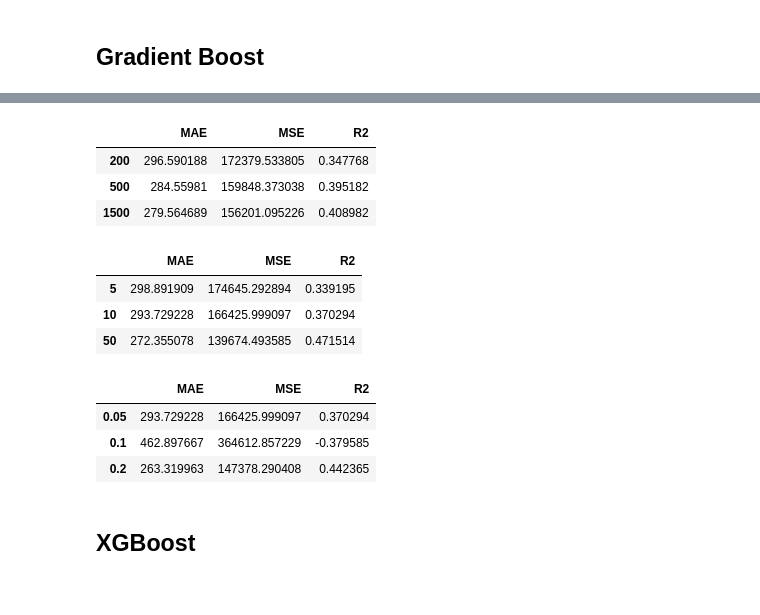
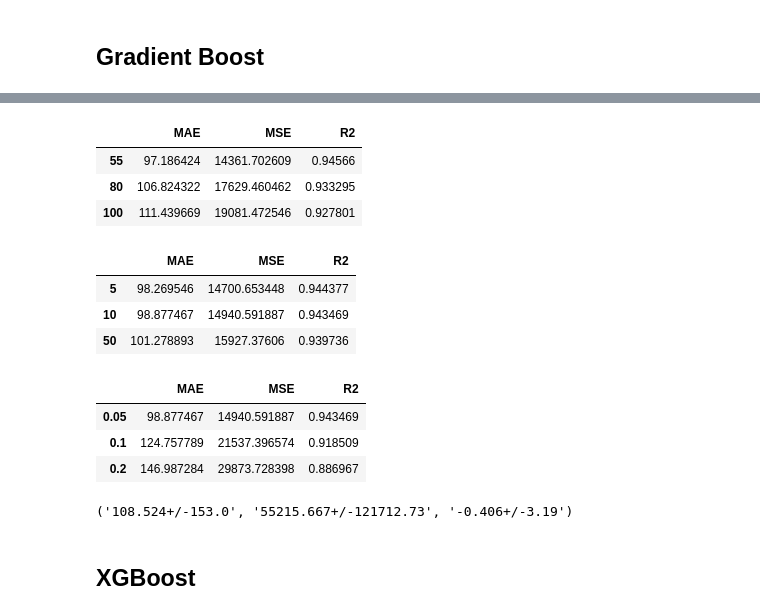
Before and after one commit to diogobulhosa/BC4, a Jupyter notebook: notebooks/nb-eth.ipynb, the cells around one changed output, grey strips where cells are left out. Drawn from its saved outputs; the diff is of its cells as text; code cells hidden in the pictures.

Commit message:
funçoes done avg_score + improved tscv

```diff
--- a/notebooks/nb-eth.ipynb
+++ b/notebooks/nb-eth.ipynb
@@ -493,14 +494,14 @@ Index(['close', 'high', 'volume', 'CMA30', 'adx', 'macd', 'macdhist', 'rsi',
        'slowk', 'slowd', 'dollar_close', 'sp500_close'],
       dtype='object')
 # %%
-y = result['close']
-X = scaled_df.drop(['close'], axis=1)
+y_cv = result['close']
+X_cv = scaled_df.drop(['close'], axis=1)
 # %%
 #Splitting to Training set and Test set
 timesplit= TimeSeriesSplit(n_splits=10)
-for train_index, test_index in timesplit.split(X):
-        X_train, X_test = X[:len(train_index)], X[len(train_index): (len(train_index)+len(test_index))]
-        y_train, y_test = y[:len(train_index)].values.ravel(), y[len(train_index): (len(train_index)+len(test_index))].values.ravel()
+for train_index, test_index in timesplit.split(X_cv):
+        X_train_cv, X_test_cv = X_cv[:len(train_index)], X_cv[len(train_index): (len(train_index)+len(test_index))]
+        y_train_cv, y_test_cv = y_cv[:len(train_index)].values.ravel(), y_cv[len(train_index): (len(train_index)+len(test_index))].values.ravel()
 # %% [markdown]
 ## Hand-Made Sliding Window
 # %%
@@ -659,36 +724,40 @@ show_results(df,gb_mae, gb_mse)
 # %%
-gb_200 = GradientBoostingRegressor(random_state = 10 , loss='absolute_error', n_estimators = 200)
-gb_500 = GradientBoostingRegressor(random_state = 10 , loss='absolute_error', n_estimators = 500)
-gb_1500 = GradientBoostingRegressor(random_state = 10 , loss='absolute_error', n_estimators = 1500)
-df = pd.DataFrame(columns = ['MAE', 'MSE', 'R2'], index = ['200','500', '1500'])
-show_results(df,gb_200, gb_500, gb_1500)
+gb_200 = GradientBoostingRegressor(random_state = 10 , criterion='squared_error', n_estimators = 55)
+gb_500 = GradientBoostingRegressor(random_state = 10 , criterion='squared_error', n_estimators = 80)
+gb_1500 = GradientBoostingRegressor(random_state = 10 , criterion='squared_error', n_estimators = 100)
+df = pd.DataFrame(columns = ['MAE', 'MSE', 'R2'], index = ['55','80', '100'])
+show_results(df, X_train_cv, X_test_cv, y_train_cv, y_test_cv,gb_200, gb_500, gb_1500)
 # %% [output]
 |  | MAE | MSE | R2 |
-| 200 | 296.590188 | 172379.533805 | 0.347768 |
-| 500 | 284.55981 | 159848.373038 | 0.395182 |
-| 1500 | 279.564689 | 156201.095226 | 0.408982 |
+| 55 | 97.186424 | 14361.702609 | 0.94566 |
+| 80 | 106.824322 | 17629.460462 | 0.933295 |
+| 100 | 111.439669 | 19081.472546 | 0.927801 |
 # %%
-gb_5 = GradientBoostingRegressor(random_state = 10 , loss='absolute_error', n_estimators = 55,min_samples_split=5)
-gb_10 = GradientBoostingRegressor(random_state = 10 , loss='absolute_error', n_estimators = 55,min_samples_split=10)
-gb_50 = GradientBoostingRegressor(random_state = 10 , loss='absolute_error', n_estimators = 55,min_samples_split=50)
+gb_5 = GradientBoostingRegressor(random_state = 10 ,  criterion='squared_error', n_estimators = 55,min_samples_split=5)
+gb_10 = GradientBoostingRegressor(random_state = 10 ,  criterion='squared_error', n_estimators = 55,min_samples_split=10)
+gb_50 = GradientBoostingRegressor(random_state = 10 , criterion='squared_error', n_estimators = 55,min_samples_split=50)
 df = pd.DataFrame(columns = ['MAE', 'MSE', 'R2'], index = ['5','10', '50'])
-show_results(df,gb_5, gb_10,gb_50)
+show_results(df,X_train_cv, X_test_cv, y_train_cv, y_test_cv,gb_5, gb_10,gb_50)
 # %% [output]
 |  | MAE | MSE | R2 |
-| 5 | 298.891909 | 174645.292894 | 0.339195 |
-| 10 | 293.729228 | 166425.999097 | 0.370294 |
-| 50 | 272.355078 | 139674.493585 | 0.471514 |
+| 5 | 98.269546 | 14700.653448 | 0.944377 |
+| 10 | 98.877467 | 14940.591887 | 0.943469 |
+| 50 | 101.278893 | 15927.37606 | 0.939736 |
 # %%
-gb_01 = GradientBoostingRegressor(random_state = 10 , loss='absolute_error', n_estimators = 55,min_samples_split=10, learning_rate=0.05)
-gb_005 = GradientBoostingRegressor(random_state = 10 , loss='absolute_error', n_estimators = 55,min_samples_split=10, learning_rate=0.1)
-gb_02 = GradientBoostingRegressor(random_state = 10 , loss='absolute_error', n_estimators = 55,min_samples_split=10, learning_rate=0.2)
+gb_01 = GradientBoostingRegressor(random_state = 10 ,  criterion='squared_error', n_estimators = 55,min_samples_split=10, learning_rate=0.05)
+gb_005 = GradientBoostingRegressor(random_state = 10 , criterion='squared_error', n_estimators = 55,min_samples_split=10, learning_rate=0.1)
+gb_02 = GradientBoostingRegressor(random_state = 10 ,  criterion='squared_error', n_estimators = 55,min_samples_split=10, learning_rate=0.2)
 df = pd.DataFrame(columns = ['MAE', 'MSE', 'R2'], index = ['0.05','0.1', '0.2'])
-show_results(df,gb_005, gb_01, gb_02)
+show_results(df,X_train_cv, X_test_cv, y_train_cv, y_test_cv,gb_005, gb_01, gb_02)
 # %% [output]
 |  | MAE | MSE | R2 |
-| 0.05 | 293.729228 | 166425.999097 | 0.370294 |
-| 0.1 | 462.897667 | 364612.857229 | -0.379585 |
-| 0.2 | 263.319963 | 147378.290408 | 0.442365 |
+| 0.05 | 98.877467 | 14940.591887 | 0.943469 |
+| 0.1 | 124.757789 | 21537.396574 | 0.918509 |
+| 0.2 | 146.987284 | 29873.728398 | 0.886967 |
+# %%
+avg_score(gb_005, X, y, 20)
+# %% [output]
+('108.524+/-153.0', '55215.667+/-121712.73', '-0.406+/-3.19')
 # %% [markdown]
 ## XGBoost
 # %%
```
Also changed, not shown: parts of 15 cells of this notebook, 11 other files.
